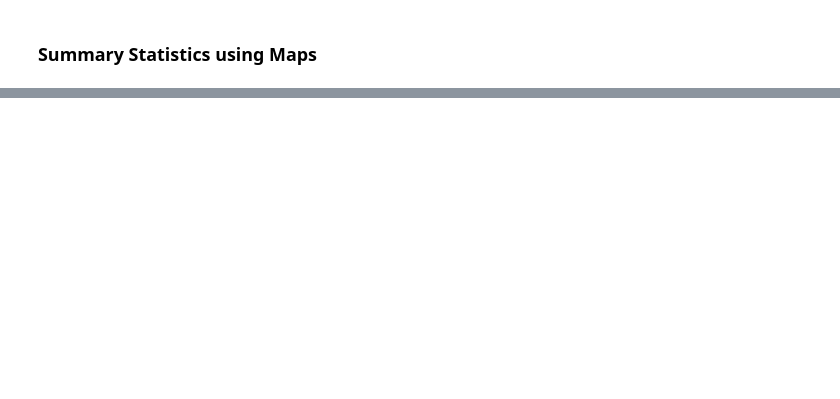
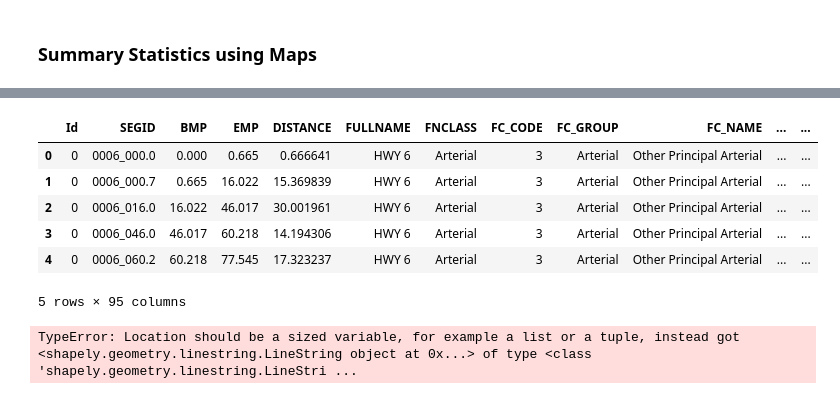
Before and after one commit to WFRCAnalytics/TDM-VAL-Scenario-Comparison-Toolbox, a Jupyter notebook: 2.2-JupyterNotebook/1-SegmentSummaryComparison.ipynb, the cells around one changed output, grey strips where cells are left out. Cells and saved outputs as stored; diff of their text form; code cells hidden in the pictures; blank space fills up the shorter version.

```diff
--- a/2.2-JupyterNotebook/1-SegmentSummaryComparison.ipynb
+++ b/2.2-JupyterNotebook/1-SegmentSummaryComparison.ipynb
@@ -117,0 +201,24 @@ interactive(children=(SelectMultiple(description='Scenario', index=(0,), options
+# %%
+import folium
+import geopandas as gpd
+
+dirSegShp = r'A:\1 - TDM\1 - Input Dev\6 - Segment\0 - Segment Shapefile\Master_Segs_withFactors_20220915\Master_Segs_withFactors_20220915shp.shp'
+segShp = gpd.read_file(dirSegShp)
+segShp.head()
+# %% [output]
+|  | Id | SEGID | BMP | EMP | DISTANCE | FULLNAME | FNCLASS | FC_CODE | FC_GROUP | FC_NAME | ... | ... |
+| 0 | 0 | 0006_000.0 | 0.000 | 0.665 | 0.666641 | HWY 6 | Arterial | 3 | Arterial | Other Principal Arterial | ... | ... |
+| 1 | 0 | 0006_000.7 | 0.665 | 16.022 | 15.369839 | HWY 6 | Arterial | 3 | Arterial | Other Principal Arterial | ... | ... |
+| 2 | 0 | 0006_016.0 | 16.022 | 46.017 | 30.001961 | HWY 6 | Arterial | 3 | Arterial | Other Principal Arterial | ... | ... |
+| 3 | 0 | 0006_046.0 | 46.017 | 60.218 | 14.194306 | HWY 6 | Arterial | 3 | Arterial | Other Principal Arterial | ... | ... |
+| 4 | 0 | 0006_060.2 | 60.218 | 77.545 | 17.323237 | HWY 6 | Arterial | 3 | Arterial | Other Principal Arterial | ... | ... |
+5 rows × 95 columns
+# %%
+#Define coordinates of where we want to center our map
+boulder_coords = [40.015, -105.2705]
+
+map_with_tiles = folium.Map(location = boulder_coords, tiles = 'Stamen Toner')
+map_with_tiles
+folium.PolyLine(segShp['geometry']).add_to(map_with_tiles)
+# %% [output]
+TypeError: Location should be a sized variable, for example a list or a tuple, instead got <shapely.geometry.linestring.LineString object at 0x...> of type <class 'shapely.geometry.linestring.LineStri ...
```
Also changed, not shown: parts of 5 cells of this notebook.
